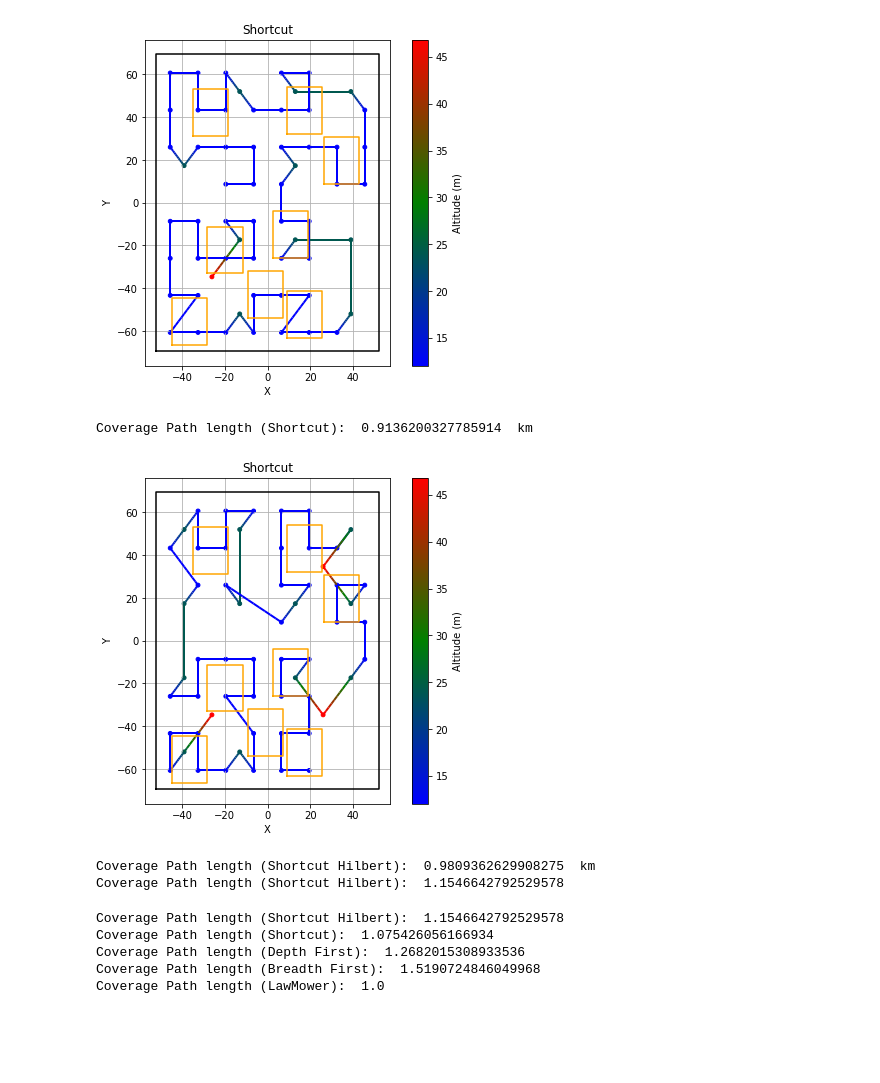
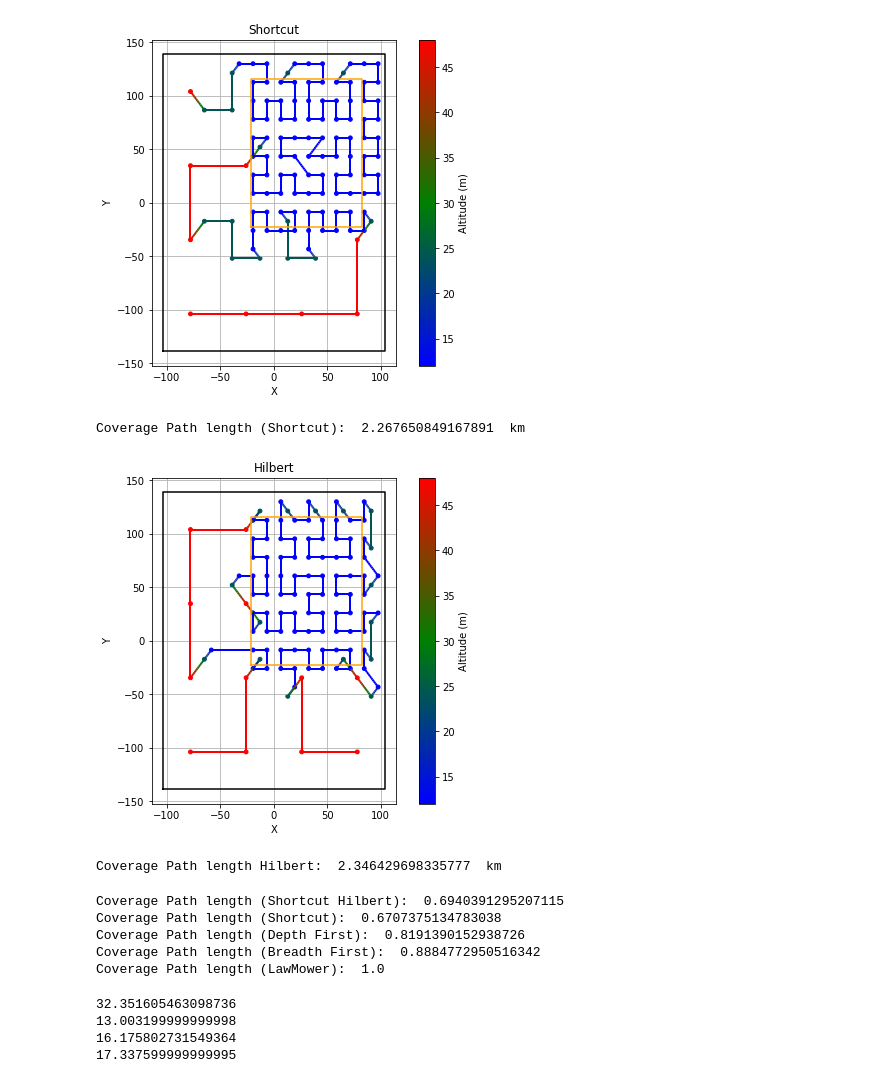
Before and after one commit to David1340/Doutorado_Drone, a Jupyter notebook: Comparacao.ipynb, the cells around one changed output. Cells and saved outputs as stored; diff of their text form; code cells hidden in the pictures; blank space fills up the shorter version.

```diff
--- a/Comparacao.ipynb
+++ b/Comparacao.ipynb
@@ -15,7 +15,7 @@ DJImini3Camera = SensorCamera()
 desirableGSD = 1*0.43 #cm/px
 altitude = DJImini3Camera.h_desirable(desirableGSD)/100
 width,height = DJImini3Camera.l(altitude) # dimensão horizontal do sensor para a altitude desejada
-L = 4
+L = 8
 poly = Polygon([(-L*height, -L*width), (L*height, -L*width), (L*height, L*width), (-L*height, L*width)])
 angle_deg = 0  # ângulo da varredura em graus (0 = horizontal, 90 = vertical)
 waypointsLawMower = lawmowerPath(poly, height, width, angle_deg)
@@ -23,8 +23,8 @@ waypointsLawMower = lawmowerPath(poly, height, width, angle_deg)
 areas_de_interesse = []
 base = Polygon([(-0.1*height*L, -0.1*width*L), (0.1*height*L,-0.1*width*L), (0.1*height*L,0.1*width*L), (-0.1*height*L,0.1*width*L)])
 
-p = 20 # proporção de área de interesse em relação à área total
-c = 8 # número de patches de interesse
+p = 25 # proporção de área de interesse em relação à área total
+c = 1 # número de patches de interesse
 base = affinity.scale(base,np.sqrt(p/c), np.sqrt(p/c), origin=(0, 0))
 cont = 0
 while len(areas_de_interesse) < c:
@@ -272,18 +272,21 @@ for i in range(0,np.size(waypointsSC,0)-1):
     path_length += np.linalg.norm(waypointsSC[i+1] - waypointsSC[i])
 print("Coverage Path length (Shortcut): ", path_length/1000, " km")
 # %% [output]
-[figure, old version]
+[figure, new version]
-Coverage Path length (Shortcut):  0.9136200327785914  km
+Coverage Path length (Shortcut):  2.267650849167891  km
 # %%
 from utils import HilbertTree
 DFTreeHilbert = HilbertTree(DJImini3Camera,areas_de_interesse)
 DFTreeHilbert.add_fistLevel_nodes(waypointsInitial, altitude2,width2,height2)
 DFTreeHilbert.add_another_levels()
 waypoints = []
+
+#for node in DFTreeHilbert.nodes:
+    #for child in node.children:
+    #waypoints.append([node.x, node.y, node.Altitude])
+
 for i,node in enumerate(DFTreeHilbert):
     waypoints.append([node.x, node.y, node.Altitude])
-    if(i == 33):
-        pass
 waypoints = np.array(waypoints)
 
 # Parâmetros
@@ -311,39 +314,37 @@ points = xy.reshape(-1, 1, 2)
 segments = np.concatenate([points[:-1], points[1:]], axis=1)
 z_segment = (z[:-1] + z[1:]) / 2
 
 # Plotando
 lc = LineCollection(segments, cmap=cmap_custom, array=z_segment, linewidth=2)
 
 fig, ax = plt.subplots(figsize=(8, 6))
 ax.add_collection(lc)
 ax.scatter(waypoints[:, 0], waypoints[:, 1], c=waypoints[:,2], cmap=cmap_custom, s=15)
 plt.colorbar(lc, ax=ax, label='Altitude (m)')
 x, y = poly.exterior.xy
 ax.plot(x, y, color='black')
 if poly.interiors:
     for interior in poly.interiors:
         x, y = interior.xy
         ax.plot(x, y, color='black',alpha=0.1)
 for area_de_interesse in areas_de_interesse:
     x, y = area_de_interesse.exterior.xy
     plt.plot(x, y, color='orange')
 
 ax.plot()
 ax.set_aspect('equal')
 ax.grid(True)
-plt.title("Shortcut")
+plt.title("Hilbert")
 plt.xlabel("X")
 plt.ylabel("Y")
 plt.show()
 path_length2 = 0
 for i in range(0,np.size(waypoints,0)-1):
     path_length2 += np.linalg.norm(waypoints[i+1] - waypoints[i])
-print("Coverage Path length (Shortcut Hilbert): ", path_length2/1000, " km")
-print("Coverage Path length (Shortcut Hilbert): ", path_length2/path_length5)
+print("Coverage Path length Hilbert: ", path_length2/1000, " km")
 # %% [output]
-[figure, old version]
+[figure, new version]
-Coverage Path length (Shortcut Hilbert):  0.9809362629908275  km
-Coverage Path length (Shortcut Hilbert):  1.1546642792529578
+Coverage Path length Hilbert:  2.346429698335777  km
 # %%
 print("Coverage Path length (Shortcut Hilbert): ", path_length2/path_length5)
 print("Coverage Path length (Shortcut): ", path_length/path_length5)
@@ -351,8 +352,18 @@ print("Coverage Path length (Depth First): ", path_length4/path_length5)
 print("Coverage Path length (Breadth First): ", path_length3/path_length5)
 print("Coverage Path length (LawMower): ", path_length5/path_length5)
 # %% [output]
-Coverage Path length (Shortcut Hilbert):  1.1546642792529578
-Coverage Path length (Shortcut):  1.075426056166934
-Coverage Path length (Depth First):  1.2682015308933536
-Coverage Path length (Breadth First):  1.5190724846049968
+Coverage Path length (Shortcut Hilbert):  0.6940391295207115
+Coverage Path length (Shortcut):  0.6707375134783038
+Coverage Path length (Depth First):  0.8191390152938726
+Coverage Path length (Breadth First):  0.8884772950516342
 Coverage Path length (LawMower):  1.0
+# %%
+print(np.linalg.norm(waypoints[2] - waypoints[3]))
+print(height)
+print(np.linalg.norm(waypoints[3] - waypoints[4]))
+print(width)
+# %% [output]
+32.351605463098736
+13.003199999999998
+16.175802731549364
+17.337599999999995
```
Also changed, not shown: parts of 4 cells of this notebook, 1 other file.
